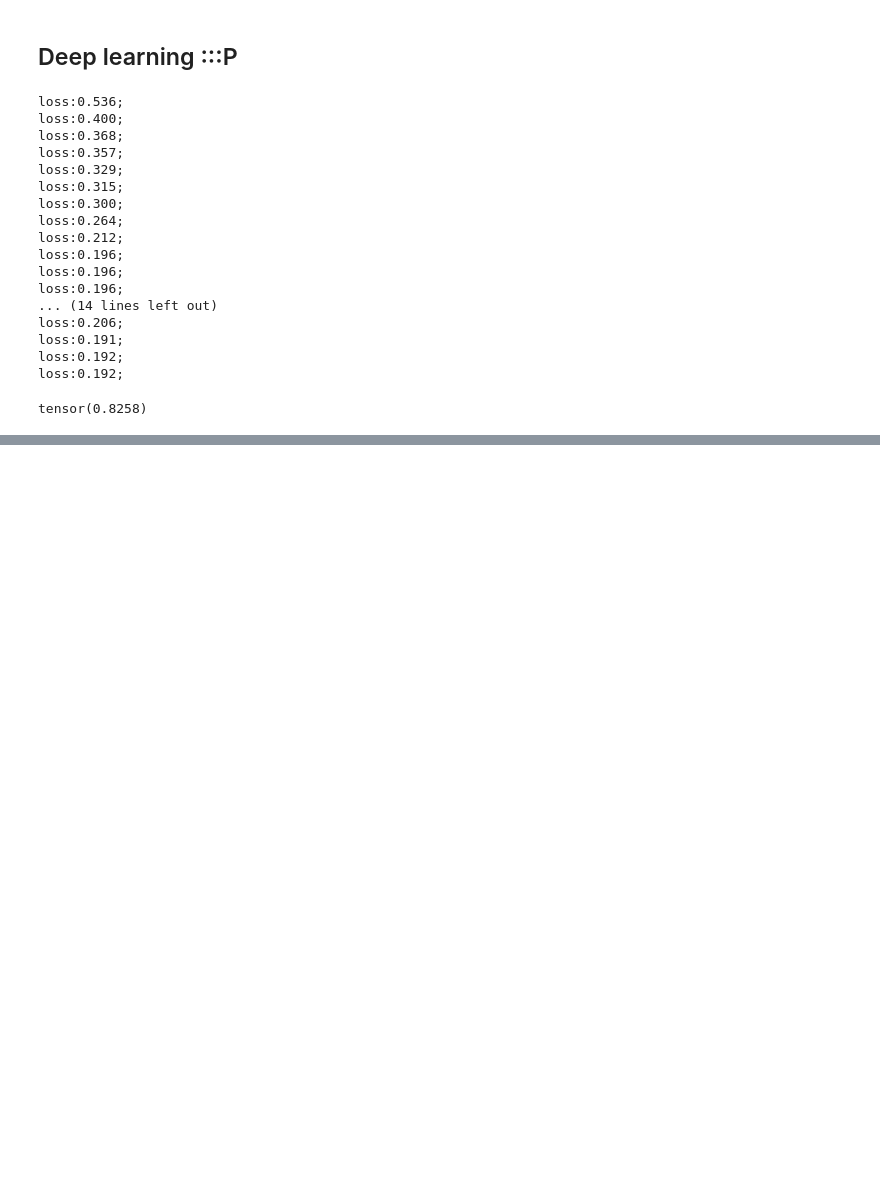
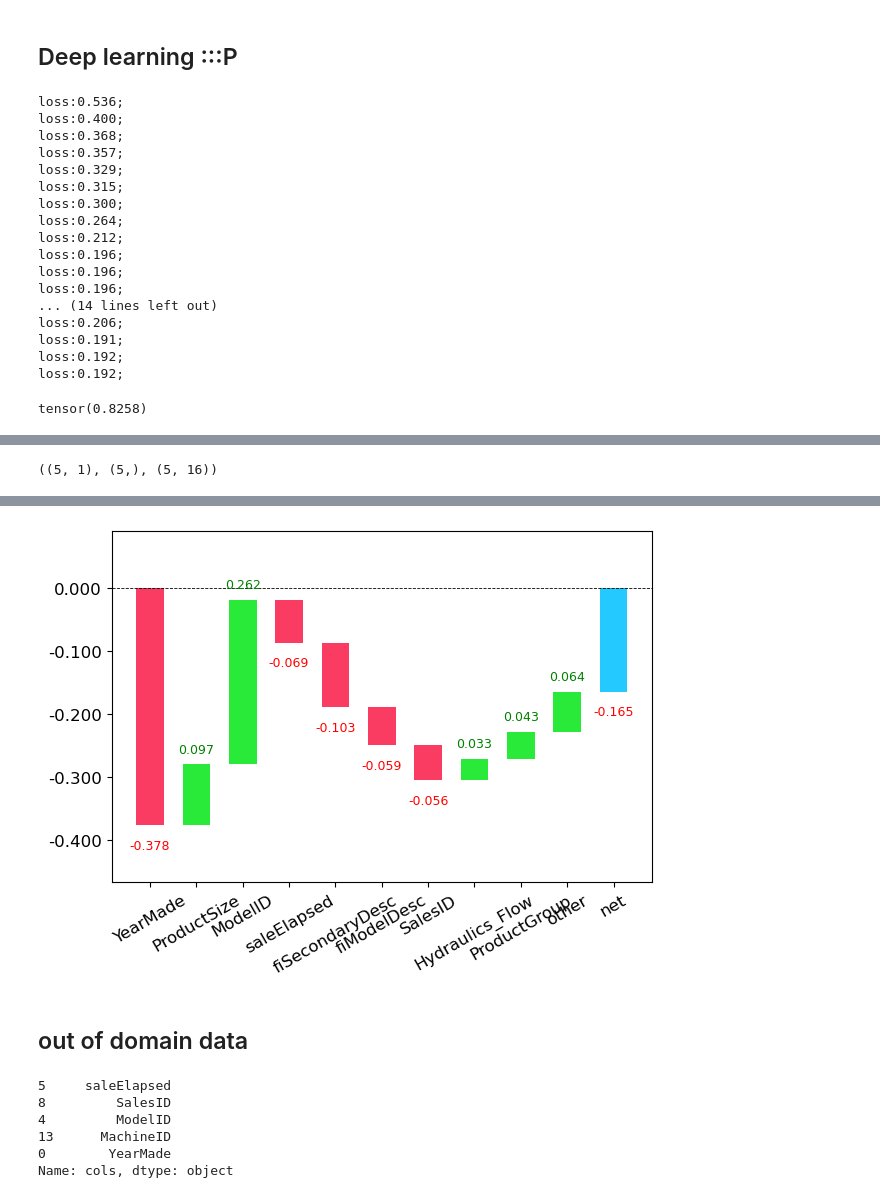
Before and after one commit to nehabansal26/fastailearning, a Jupyter notebook: Lecture5.ipynb, the cells around one changed output, grey strips where cells are left out. Drawn from its saved outputs; the diff is of its cells as text; code cells hidden in the pictures; blank space fills up the shorter version.

```diff
--- a/Lecture5.ipynb
+++ b/Lecture5.ipynb
@@ -463,0 +718,6 @@ tensor(0.8258)
+# %%
+to_drop = ['saleYear', 'fiBaseModel', 'Grouser_Tracks']
+xs_cluster = xs_keep.drop(columns=to_drop)
+valid_cluster = valid_keep.drop(columns=to_drop)
+rf = RandomForestRegressor(max_features=0.5,n_estimators = 10,oob_score=True,max_samples=200_000,min_samples_leaf=5,n_jobs=-1).fit(xs_cluster,y)
+m_rmse(rf,xs_cluster,y),m_rmse(rf,valid_cluster,valid_y)
@@ -463,0 +767,10 @@ tensor(0.8258)
+# %%
+row = valid_cluster.iloc[:5]
+prediction,bias,contribution = treeinterpreter.predict(rf,row.values)
+# %%
+prediction.shape,bias.shape,contribution.shape
+# %% [output]
+((5, 1), (5,), (5, 16))
+# %%
+waterfall(valid_cluster.columns,contribution[0],threshold=0.08,formatting='{:,.3f}')
+# %% [output]
@@ -463,0 +778,3 @@ tensor(0.8258)
+[figure, added]
+# %% [markdown]
+## out of domain data
@@ -463,0 +786,9 @@ tensor(0.8258)
+# %%
+rf_feat_importance(rf_dom,df_dom).head(5)
+# %% [output]
+5     saleElapsed
+8         SalesID
+4         ModelID
+13      MachineID
+0        YearMade
+Name: cols, dtype: object
```
Also changed, not shown: parts of 82 cells of this notebook.
